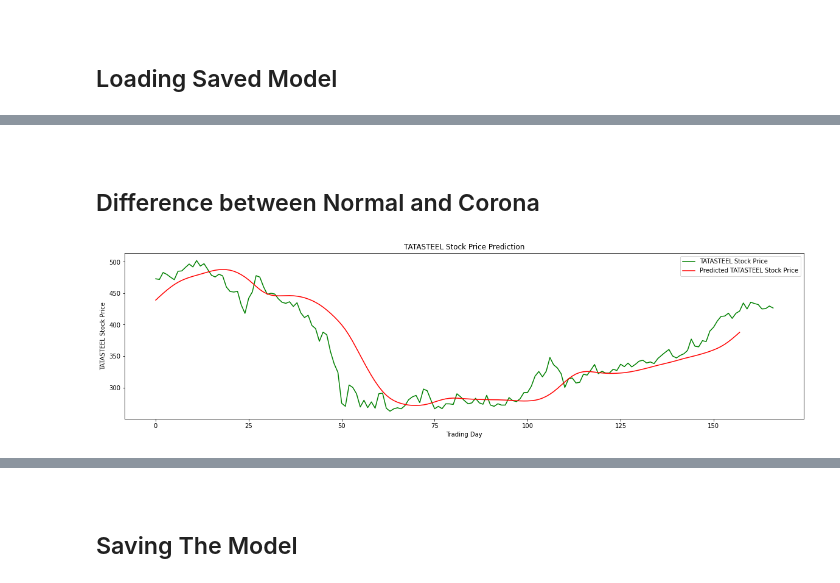
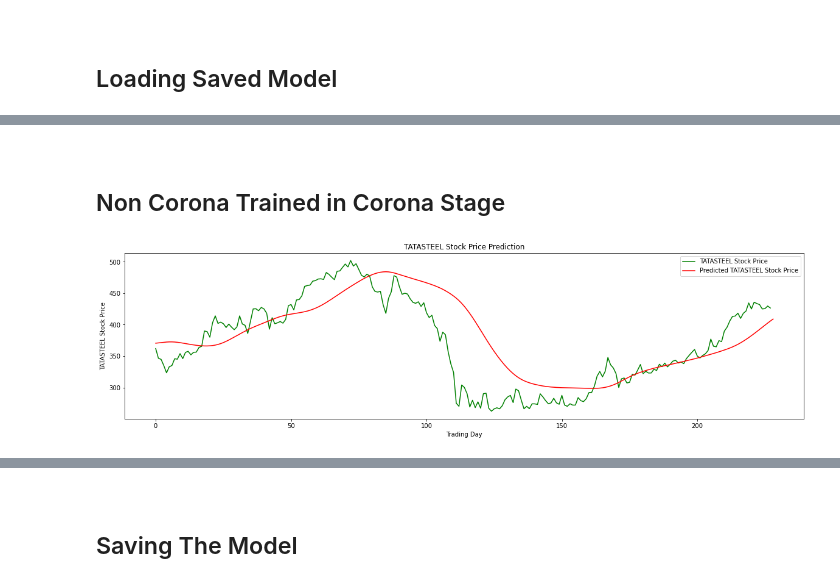
Before and after one commit to PratikGarai/Stock-Market-Prediction, a Jupyter notebook: Stocks RNN For IIIP.ipynb, the cells around one changed output, grey strips where cells are left out. Drawn from its saved outputs; the diff is of its cells as text; code cells hidden in the pictures.

```diff
--- a/Stocks RNN For IIIP.ipynb
+++ b/Stocks RNN For IIIP.ipynb
@@ -132,23 +107,35 @@ plt.show()
 # %% [markdown]
 <br>
-<h2> Difference between Normal and Corona </h2>
+<h2> Non Corona Trained in Corona Stage </h2>
 # %%
-testdataframe= gh(symbol=stock_,start=dt.datetime(2020,1,1),end=dt.datetime(2020,8,31))
+testdataframe= gh(symbol=stock_,start=dt.datetime(2019,10,1),end=dt.datetime(2020,8,31))
 testdataframe['Date'] = testdataframe.index
 testdata = pd.DataFrame(columns = ['Date', 'Open', 'High', 'Low', 'Close'])
 testdata['Date'] = testdataframe['Date']
 testdata['Open'] = testdataframe['Open']
 testdata['High'] = testdataframe['High']
 testdata['Low'] = testdataframe['Low']
 testdata['Close'] = testdataframe['Close']
 real_stock_price = testdata.iloc[:, 1:2].values
 dataset_total = pd.concat((data2['Open'], testdata['Open']), axis = 0)
 inputs = dataset_total[len(dataset_total) - len(testdata) - 60:].values
 inputs = inputs.reshape(-1,1)
 inputs = sc.transform(inputs)
 X_test = []
 #upper limit is number of days - 25
-for i in range(60, 218):
+for i in range(60, 289):
     X_test.append(inputs[i-60:i, 0])
 X_test = np.array(X_test)
 X_test = np.reshape(X_test, (X_test.shape[0], X_test.shape[1], 1))
+predicted_stock_price = regressor.predict(X_test)
+predicted_stock_price = sc.inverse_transform(predicted_stock_price)
+plt.figure(figsize=(20,5))
+plt.plot(real_stock_price, color = 'green', label = '{} Stock Price'.format(stock_))
+plt.plot(predicted_stock_price, color = 'red', label = 'Predicted {} Stock Price'.format(stock_))
+plt.title('{} Stock Price Prediction'.format(stock_))
+plt.xlabel('Trading Day')
+plt.ylabel('{} Stock Price'.format(stock_))
+plt.legend()
+plt.show()
+# %% [output]
+[figure, added]
@@ -158,11 +141,0 @@ predicted_stock_price = sc.inverse_transform(predicted_stock_price)
-# %%
-plt.figure(figsize=(20,5))
-plt.plot(real_stock_price, color = 'green', label = '{} Stock Price'.format(stock_))
-plt.plot(predicted_stock_price, color = 'red', label = 'Predicted {} Stock Price'.format(stock_))
-plt.title('{} Stock Price Prediction'.format(stock_))
-plt.xlabel('Trading Day')
-plt.ylabel('{} Stock Price'.format(stock_))
-plt.legend()
-plt.show()
-# %% [output]
-[figure, removed]
```
Also changed, not shown: parts of 16 cells of this notebook, 1 other file.
